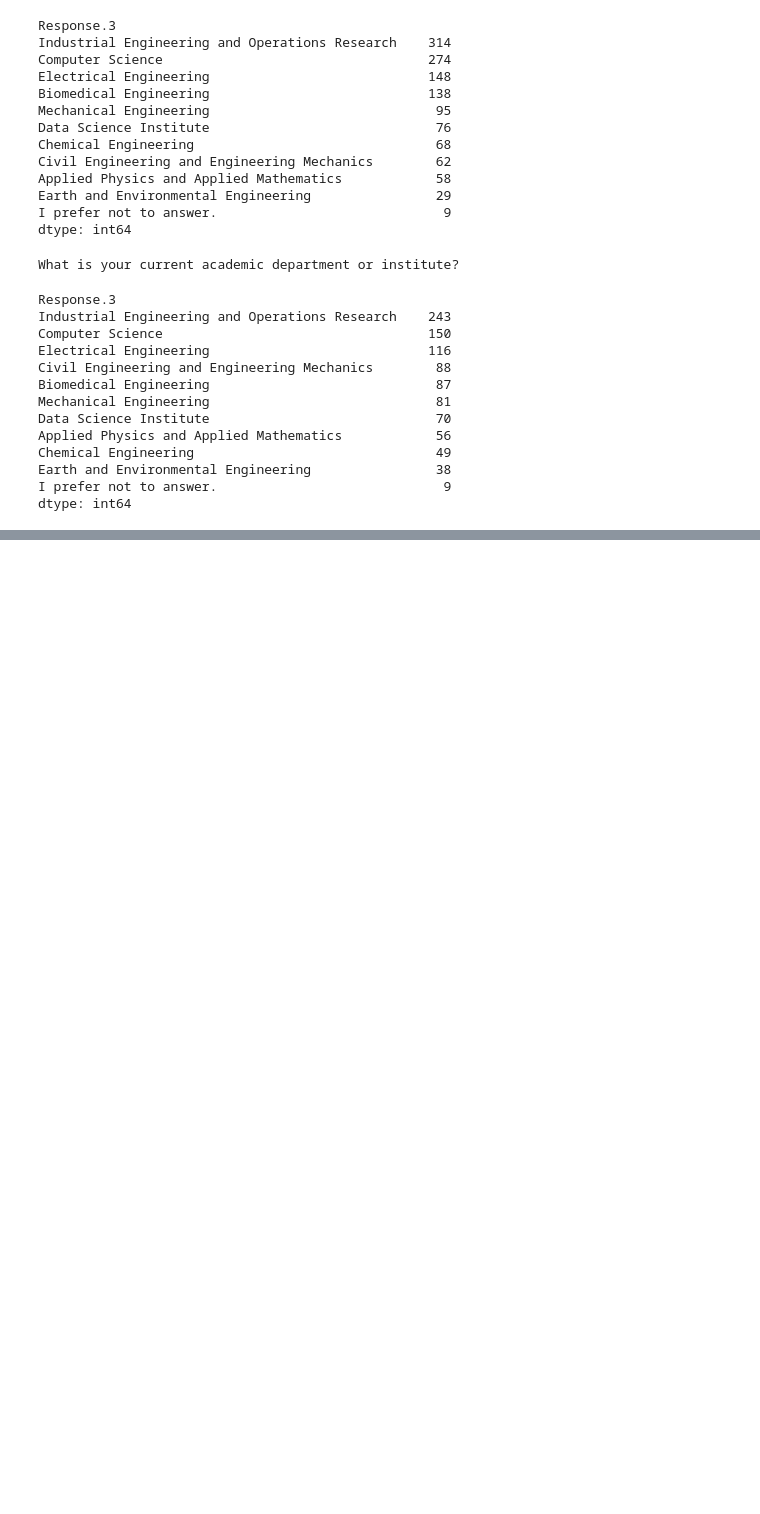
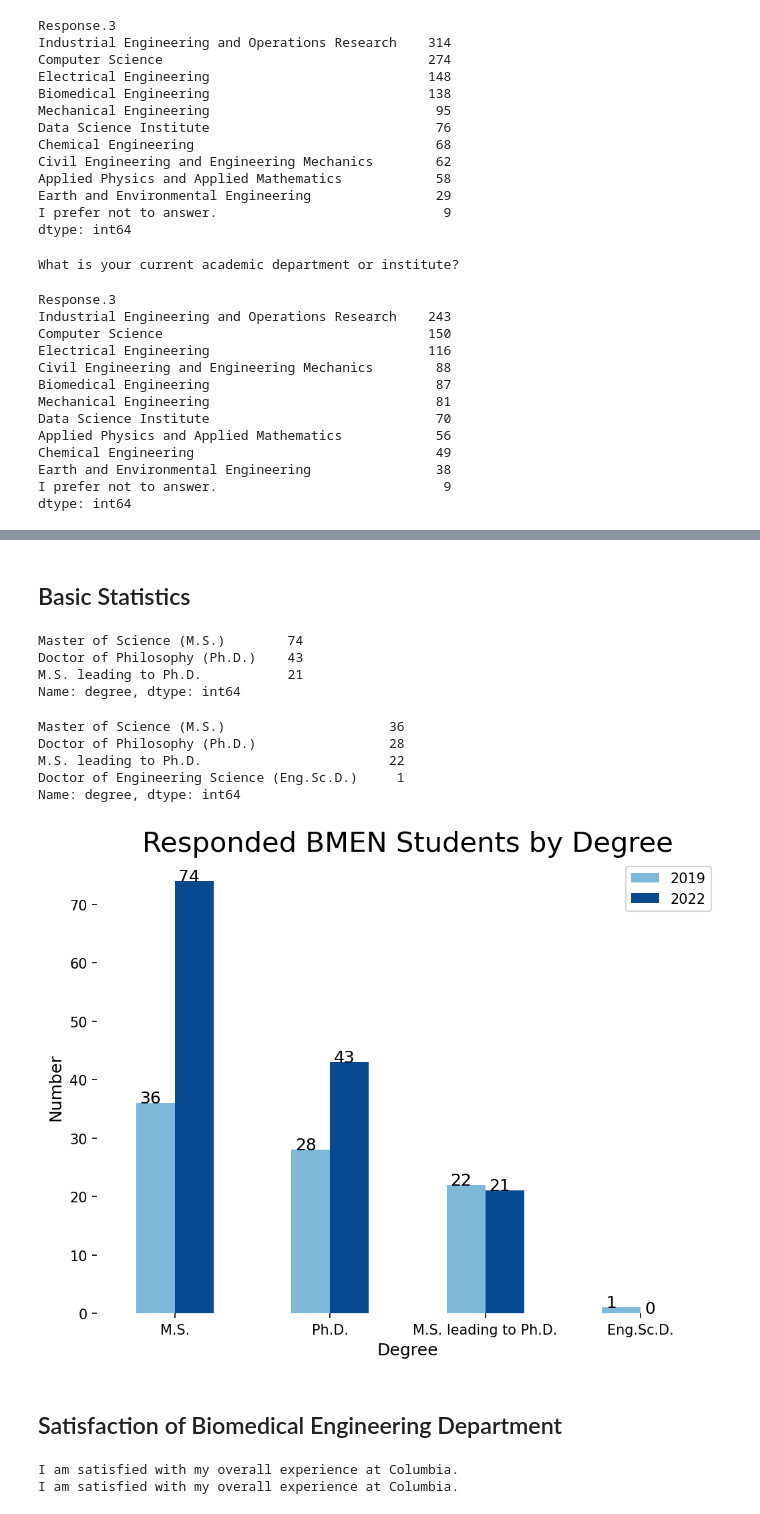
Before and after one commit to PatriciaSong/QLS, a Jupyter notebook: Biomedical Engineering.ipynb, the cells around one changed output, grey strips where cells are left out. Cells and saved outputs as stored; diff of their text form; code cells hidden in the pictures; blank space fills up the shorter version.

Commit message:
Analysis for BMEN Department

```diff
--- a/Biomedical Engineering.ipynb
+++ b/Biomedical Engineering.ipynb
@@ -231,0 +185,55 @@ ax.spines['left'].set_visible(False)
+# %% [markdown]
+## Basic Statistics
+# %%
+df2022['degree'].value_counts()
+# %% [output]
+Master of Science (M.S.)        74
+Doctor of Philosophy (Ph.D.)    43
+M.S. leading to Ph.D.           21
+Name: degree, dtype: int64
+# %%
+df2019['degree'].value_counts()
+# %% [output]
+Master of Science (M.S.)                     36
+Doctor of Philosophy (Ph.D.)                 28
+M.S. leading to Ph.D.                        22
+Doctor of Engineering Science (Eng.Sc.D.)     1
+Name: degree, dtype: int64
+# %%
+dg=pd.DataFrame(df2019['degree'].value_counts())
+dg.rename(columns={"degree":'2019'},inplace=True)
+dg['2022']=df2022['degree'].value_counts()
+dg.rename(inplace=True,index={'Master of Science (M.S.)':'M.S.','Doctor of Philosophy (Ph.D.)':'Ph.D.'\
+                                         ,'Doctor of Engineering Science (Eng.Sc.D.)':'Eng.Sc.D.'})
+# %%
+cmap = mpl.cm.Blues(np.linspace(0.4,0.9,100))
+cmap = mpl.colors.ListedColormap(cmap[10:,:-1])
+fig,ax=plt.subplots(figsize=(8,6),dpi=150)
+
+dg.plot(kind='bar',colormap=cmap,ax=ax)
+
+plt.ylabel("Number",fontsize=12)
+plt.xlabel("Degree",fontsize=12)
+plt.title("Responded BMEN Students by Degree",fontsize=20)
+plt.xticks(rotation=0)
+x_offset = -0.1
+y_offset = 0.0
+for p in ax.patches:
+    b = p.get_bbox()
+    val = "{:.0f}".format(b.y1 + b.y0)
+    ax.annotate(val, ((b.x0 + b.x1)/2+ x_offset, b.y1+y_offset),fontsize=12)
+
+ax.spines['top'].set_visible(False)
+ax.spines['right'].set_visible(False)
+ax.spines['bottom'].set_visible(False)
+ax.spines['left'].set_visible(False)
+# %% [output]
+[figure, added]
+# %% [markdown]
+## Satisfaction of Biomedical Engineering Department
+# %%
+sat2019=query_data(Q,qq,df2019,'satisfied',indx=1)
+sat2022=query_data(Q,qq,df2022,'satisfied',indx=1)
+# %% [output]
+I am satisfied with my overall experience at Columbia.
+I am satisfied with my overall experience at Columbia.
```
Also changed, not shown: parts of 45 cells of this notebook, 1 other file.
